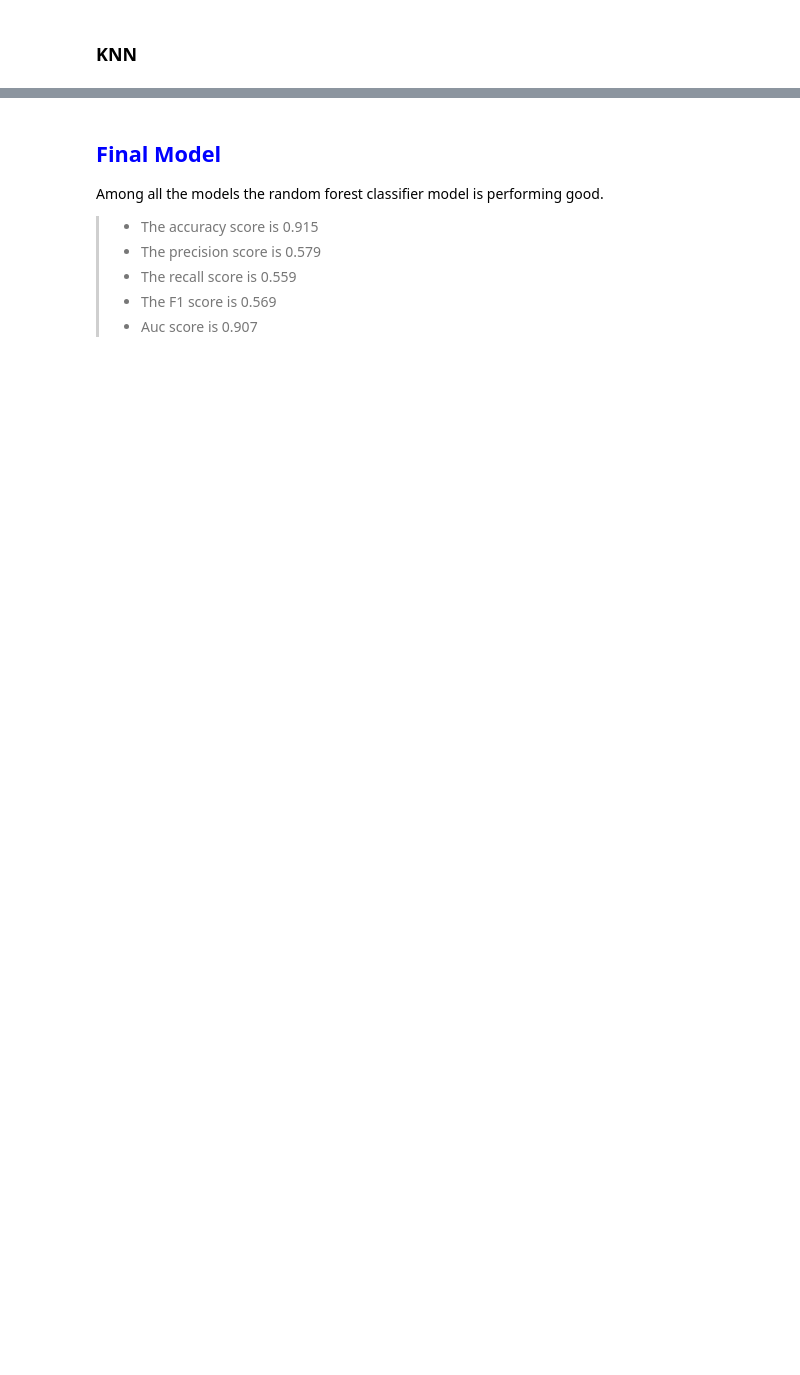
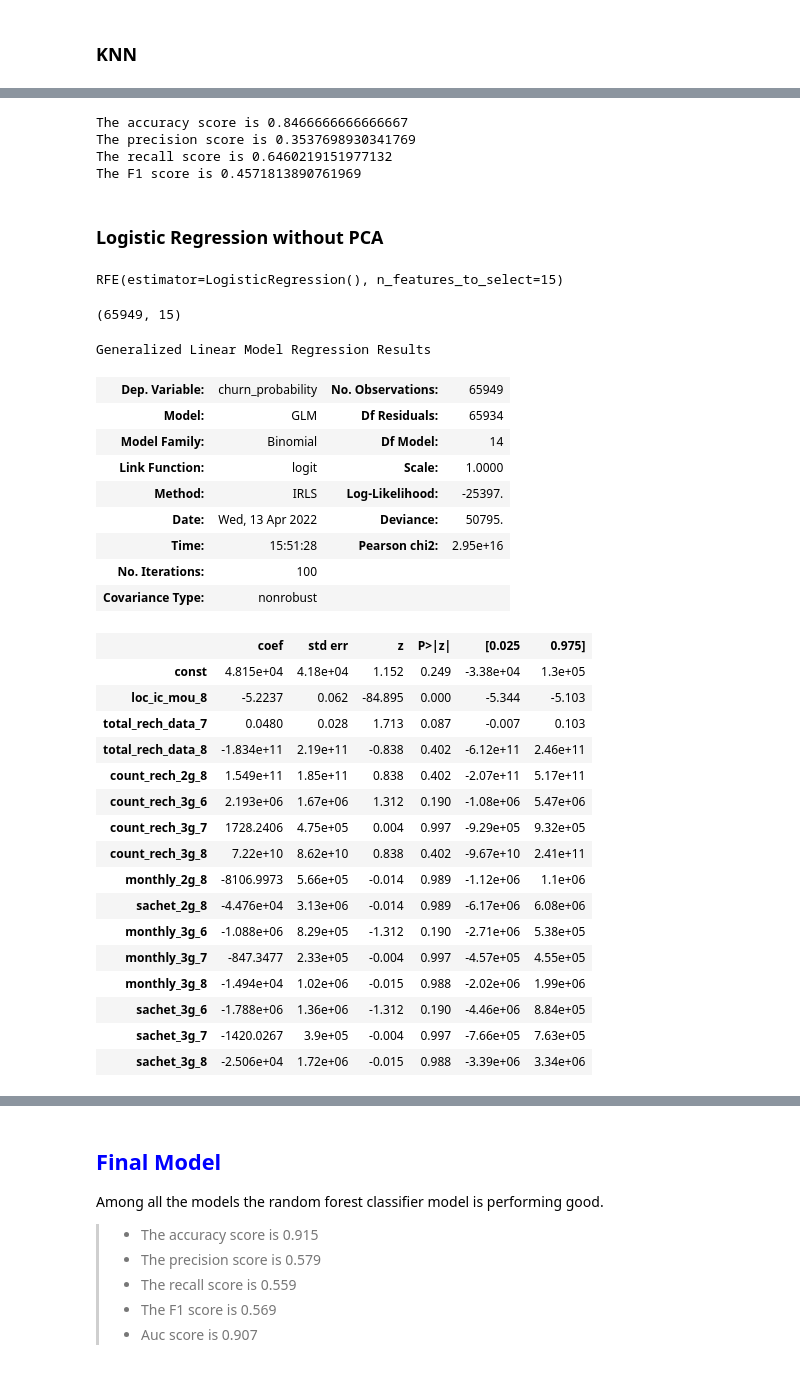
Before and after one commit to Veneeshkrishnan/Telecom_churn_case_study, a Jupyter notebook: Telecom_churn_case_study.ipynb, the cells around one changed output, grey strips where cells are left out. Drawn from its saved outputs; the diff is of its cells as text; code cells hidden in the pictures; blank space fills up the shorter version.

```diff
--- a/Telecom_churn_case_study.ipynb
+++ b/Telecom_churn_case_study.ipynb
@@ -966,6 +974,3 @@ Auc score is 0.8855148030790257
-# %%
-# Instantiating the model
-lr_no_pca = sm.GLM(y_train,(sm.add_constant(X_train_df)), family=sm.families.Binomial())
 # %% [markdown]
 ### Random Forest
 # %%
@@ -1130,11 +1134,39 @@ The best hyperparameters are:
 - p = 1
 # %%
 # Instantiating the model with tuned hyperparamters
-knn_tuned = KNeighborsClassifier(leaf_size=20, n_neighbors=5, p=1)
+knn_tuned = KNeighborsClassifier(leaf_size=10, n_neighbors=3, p=1)
 knn_tuned.fit(X_train_pca, y_train)
 
 # Predicting the y values
 y_pred = knn_tuned.predict(X_test_pca)
 
 # Checking the performance
-performance(knn_tuned, y_pred)
+print("The accuracy score is", accuracy_score(y_test, y_pred))
+print("The precision score is",precision_score(y_test, y_pred))
+print("The recall score is",recall_score(y_test, y_pred))
+print("The F1 score is", f1_score(y_test, y_pred))
+# %% [output]
+The accuracy score is 0.8466666666666667
+The precision score is 0.3537698930341769
+The recall score is 0.6460219151977132
+The F1 score is 0.4571813890761969
+# %% [markdown]
+### Logistic Regression without PCA
+# %%
+# Instantiating logistic regression
+log = LogisticRegression()
+
+# Instantiating RFE
+rfe = RFE(log, n_features_to_select=15)
+rfe.fit(X_train_df, y_train)
+# %% [output]
+RFE(estimator=LogisticRegression(), n_features_to_select=15)
+# %%
+# Extracting the columns from the X_train that are selected through RFE
+col = X_train_df.columns[rfe.support_]
+
+# Creating a new dataset with features selected by RFE
+X_train_rfe = X_train_df[col]
+X_train_rfe.shape
+# %% [output]
+(65949, 15)
@@ -1140,0 +1181,35 @@ performance(knn_tuned, y_pred)
+# %%
+# Model_1
+X_train_1 = sm.add_constant(X_train_rfe)
+
+# Creating model 1
+model_1 = sm.GLM(y_train, X_train_1, family=sm.families.Binomial()).fit()
+model_1.summary()
+# %% [output]
+Generalized Linear Model Regression Results
+| Dep. Variable: | churn_probability | No. Observations: | 65949 |
+| Model: | GLM | Df Residuals: | 65934 |
+| Model Family: | Binomial | Df Model: | 14 |
+| Link Function: | logit | Scale: | 1.0000 |
+| Method: | IRLS | Log-Likelihood: | -25397. |
+| Date: | Wed, 13 Apr 2022 | Deviance: | 50795. |
+| Time: | 15:51:28 | Pearson chi2: | 2.95e+16 |
+| No. Iterations: | 100 |  |  |
+| Covariance Type: | nonrobust |  |  |
+|  | coef | std err | z | P>|z| | [0.025 | 0.975] |
+| const | 4.815e+04 | 4.18e+04 | 1.152 | 0.249 | -3.38e+04 | 1.3e+05 |
+| loc_ic_mou_8 | -5.2237 | 0.062 | -84.895 | 0.000 | -5.344 | -5.103 |
+| total_rech_data_7 | 0.0480 | 0.028 | 1.713 | 0.087 | -0.007 | 0.103 |
+| total_rech_data_8 | -1.834e+11 | 2.19e+11 | -0.838 | 0.402 | -6.12e+11 | 2.46e+11 |
+| count_rech_2g_8 | 1.549e+11 | 1.85e+11 | 0.838 | 0.402 | -2.07e+11 | 5.17e+11 |
+| count_rech_3g_6 | 2.193e+06 | 1.67e+06 | 1.312 | 0.190 | -1.08e+06 | 5.47e+06 |
+| count_rech_3g_7 | 1728.2406 | 4.75e+05 | 0.004 | 0.997 | -9.29e+05 | 9.32e+05 |
+| count_rech_3g_8 | 7.22e+10 | 8.62e+10 | 0.838 | 0.402 | -9.67e+10 | 2.41e+11 |
+| monthly_2g_8 | -8106.9973 | 5.66e+05 | -0.014 | 0.989 | -1.12e+06 | 1.1e+06 |
+| sachet_2g_8 | -4.476e+04 | 3.13e+06 | -0.014 | 0.989 | -6.17e+06 | 6.08e+06 |
+| monthly_3g_6 | -1.088e+06 | 8.29e+05 | -1.312 | 0.190 | -2.71e+06 | 5.38e+05 |
+| monthly_3g_7 | -847.3477 | 2.33e+05 | -0.004 | 0.997 | -4.57e+05 | 4.55e+05 |
+| monthly_3g_8 | -1.494e+04 | 1.02e+06 | -0.015 | 0.988 | -2.02e+06 | 1.99e+06 |
+| sachet_3g_6 | -1.788e+06 | 1.36e+06 | -1.312 | 0.190 | -4.46e+06 | 8.84e+05 |
+| sachet_3g_7 | -1420.0267 | 3.9e+05 | -0.004 | 0.997 | -7.66e+05 | 7.63e+05 |
+| sachet_3g_8 | -2.506e+04 | 1.72e+06 | -0.015 | 0.988 | -3.39e+06 | 3.34e+06 |
```
Also changed, not shown: parts of 40 cells of this notebook.
